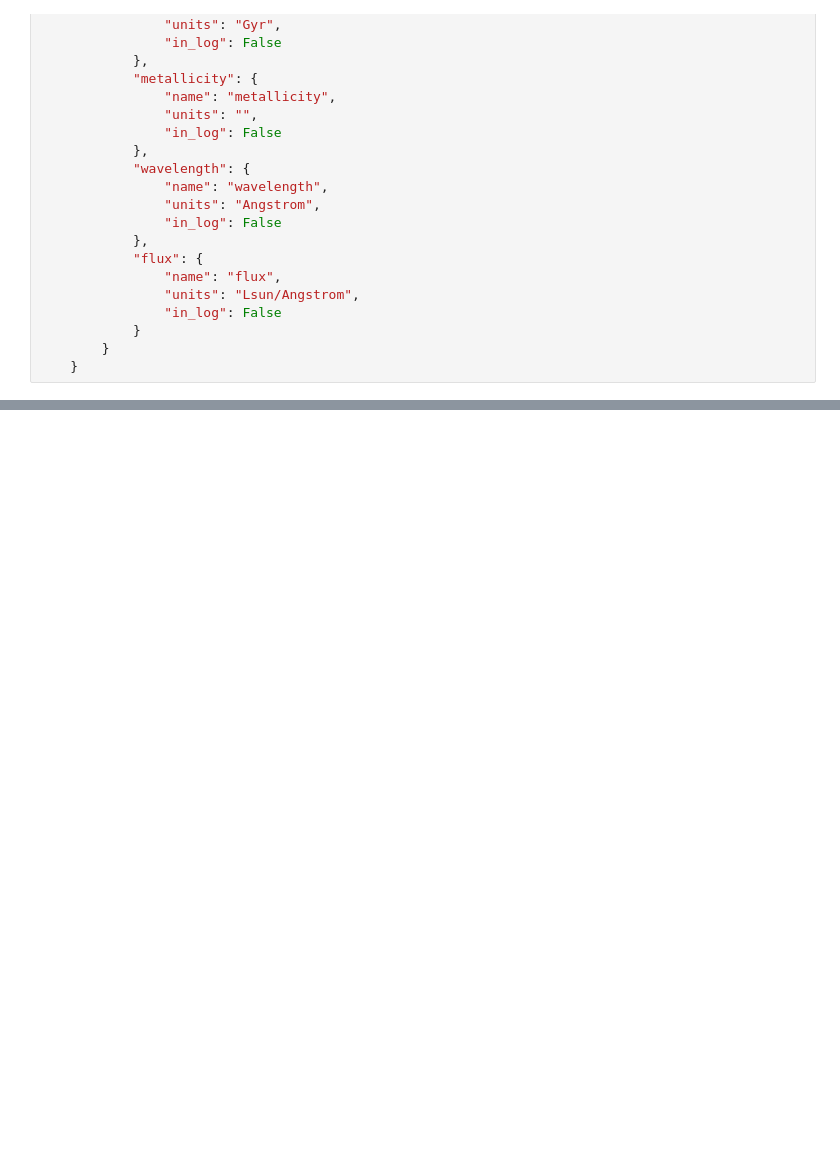
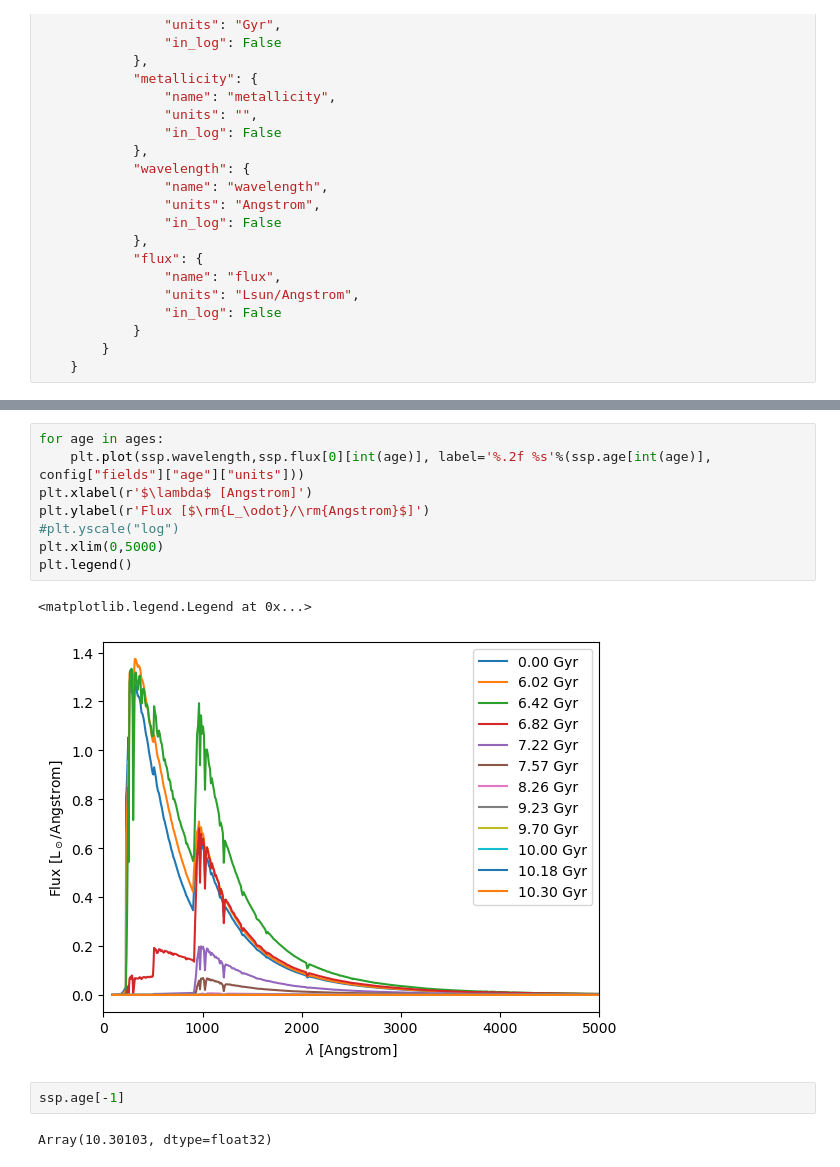
Before and after one commit to ufuk-cakir/rubix, a Jupyter notebook: notebooks/ssp_template.ipynb, the cells around one changed output, grey strips where cells are left out. Saved outputs shown, nothing was run; the diff lists cells and outputs as text; blank space fills up the shorter version.

```diff
--- a/notebooks/ssp_template.ipynb
+++ b/notebooks/ssp_template.ipynb
@@ -43,0 +197,15 @@ ssp
+# %%
+for age in ages:
+    plt.plot(ssp.wavelength,ssp.flux[0][int(age)], label='%.2f %s'%(ssp.age[int(age)], config["fields"]["age"]["units"]))
+plt.xlabel(r'$\lambda$ [Angstrom]')
+plt.ylabel(r'Flux [$\rm{L_\odot}/\rm{Angstrom}$]')
+#plt.yscale("log")
+plt.xlim(0,5000)
+plt.legend()
+# %% [output]
+<matplotlib.legend.Legend at 0x...>
+[figure, added]
+# %%
+ssp.age[-1]
+# %% [output]
+Array(10.30103, dtype=float32)
```
Also changed, not shown: parts of 26 cells of this notebook, 1 other file.
